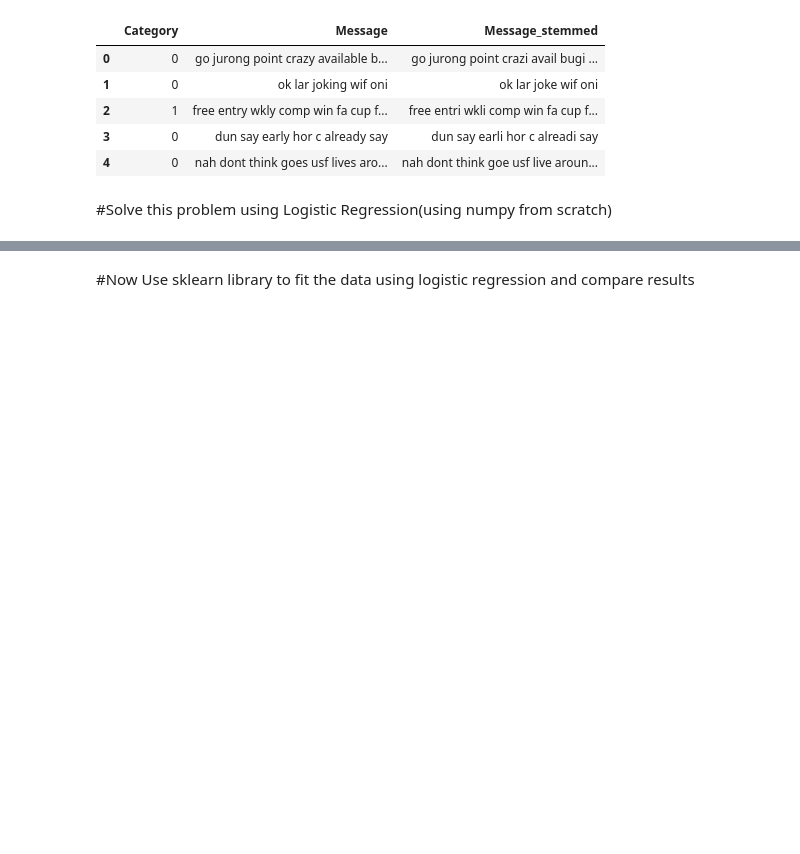
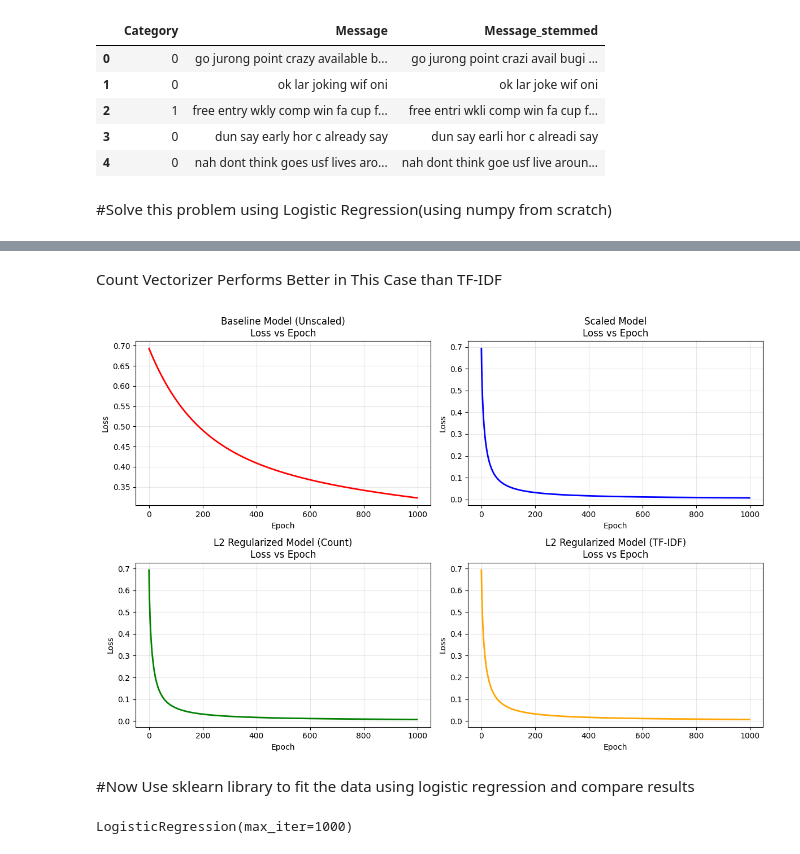
Before and after one commit to escher-bach/MachineLearningLab, a Jupyter notebook: Experiment3/Experiment_3(Logistic).ipynb, the cells around one changed output, grey strips where cells are left out. Drawn from its saved outputs; the diff is of its cells as text; code cells hidden in the pictures; blank space fills up the shorter version.

```diff
--- a/Experiment3/Experiment_3(Logistic).ipynb
+++ b/Experiment3/Experiment_3(Logistic).ipynb
@@ -350,2 +640,64 @@ X_train, X_test , y_train, y_test = train_test_split(X,y,test_size = 0.2, random
+# %% [markdown]
+Count Vectorizer Performs Better in This Case than TF-IDF
+# %%
+# Plot loss vs epoch for all models
+plt.figure(figsize=(12, 8))
+
+# Plot baseline model cost
+plt.subplot(2, 2, 1)
+plt.plot(baseline_model.cost_history, color='red', linewidth=2)
+plt.title('Baseline Model (Unscaled)\nLoss vs Epoch')
+plt.xlabel('Epoch')
+plt.ylabel('Loss')
+plt.grid(True, alpha=0.3)
+
+# Plot improved model cost
+plt.subplot(2, 2, 2)
+plt.plot(improved_model.cost_history, color='blue', linewidth=2)
+plt.title('Scaled Model\nLoss vs Epoch')
+plt.xlabel('Epoch')
+plt.ylabel('Loss')
+plt.grid(True, alpha=0.3)
+
+# Plot L2 regularized model cost
+plt.subplot(2, 2, 3)
+plt.plot(l2_model.cost_history, color='green', linewidth=2)
+plt.title('L2 Regularized Model (Count)\nLoss vs Epoch')
+plt.xlabel('Epoch')
+plt.ylabel('Loss')
+plt.grid(True, alpha=0.3)
+
+# Plot TF-IDF model cost
+plt.subplot(2, 2, 4)
+plt.plot(tfidf_model.cost_history, color='orange', linewidth=2)
+plt.title('L2 Regularized Model (TF-IDF)\nLoss vs Epoch')
+plt.xlabel('Epoch')
+plt.ylabel('Loss')
+plt.grid(True, alpha=0.3)
+
+plt.tight_layout()
+plt.show()
+# %% [output]
+[figure, added]
 # %% [markdown]
 #Now Use sklearn library to fit the data using logistic regression and compare results
+# %%
+from sklearn.linear_model import LogisticRegression
+
+
+vectorizer = CountVectorizer()
+X = vectorizer.fit_transform(df['Message_stemmed']).toarray()
+y = df['Category']
+
+
+X_train, X_test, y_train, y_test = train_test_split(X, y, test_size=0.2)
+
+
+scaler = StandardScaler(with_mean=False)   # use with_mean=False because sparse matrix
+X_train_scaled = scaler.fit_transform(X_train)
+X_test_scaled = scaler.transform(X_test)
+
+model = LogisticRegression(max_iter=1000)
+model.fit(X_train_scaled, y_train)
+# %% [output]
+LogisticRegression(max_iter=1000)
```
Also changed, not shown: parts of 10 cells of this notebook, 1 other file.
